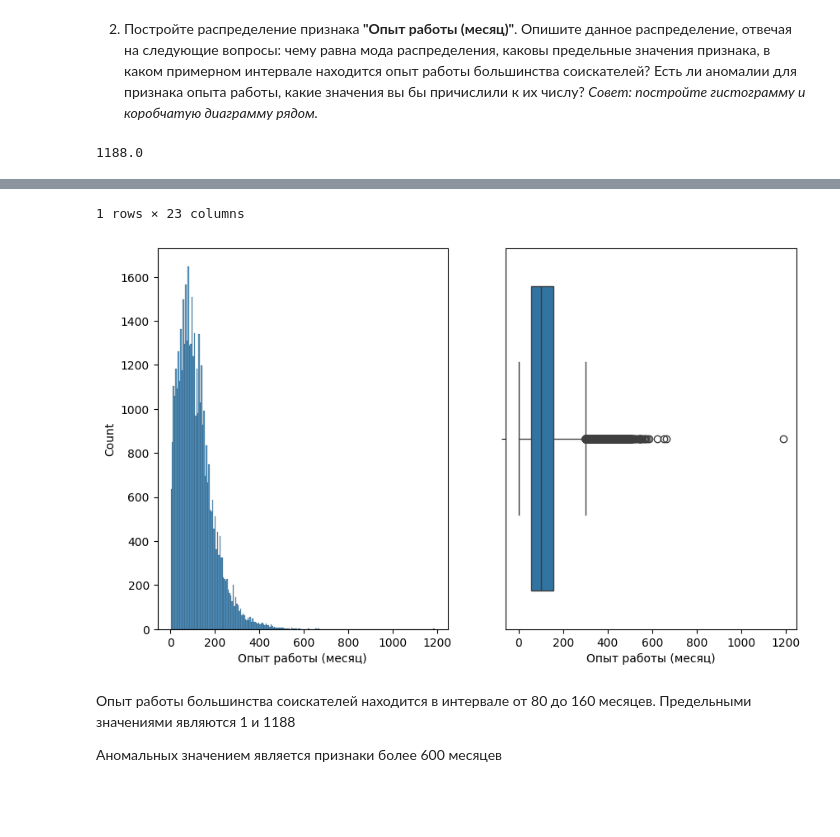
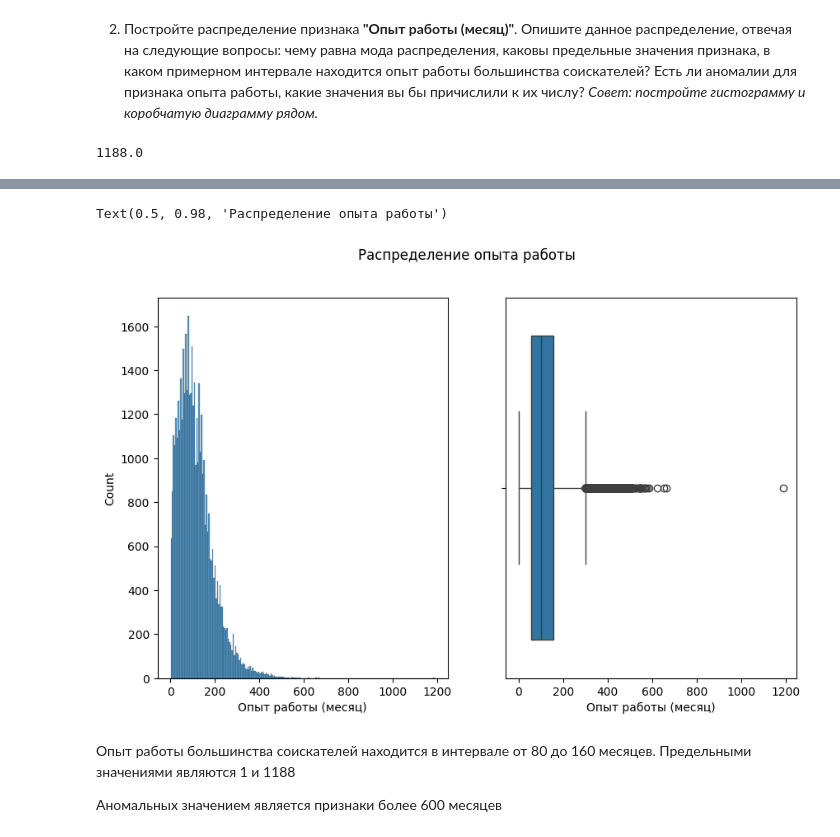
Before and after one commit to Artur285/SF_DS_Project_1, a Jupyter notebook: PROJECT_1. Анализ вакансий на HeadHunter/Project-1._Ноутбук-шаблон.ipynb, the cells around one changed output, grey strips where cells are left out. Cells and saved outputs as stored; diff of their text form; code cells hidden in the pictures; blank space fills up the shorter version.

```diff
--- a/PROJECT_1. Анализ вакансий на HeadHunter/Project-1._Ноутбук-шаблон.ipynb
+++ b/PROJECT_1. Анализ вакансий на HeadHunter/Project-1._Ноутбук-шаблон.ipynb
@@ -441,5 +443,8 @@ sns.histplot(hh_df,
 sns.boxplot(hh_df,
             x = 'Опыт работы (месяц)',
             ax = axes[1])
+
+# Называем график
+fig.suptitle('Распределение опыта работы')
 # %% [output]
 1188.0
@@ -448,5 +451,5 @@ sns.boxplot(hh_df,
-1 rows × 23 columns
+Text(0.5, 0.98, 'Распределение опыта работы')
-[figure, old version]
+[figure, new version]
 # %% [markdown]
 Опыт работы большинства соискателей находится в интервале от 80 до 160 месяцев. Предельными значениями являются 1 и 1188
 
```
Also changed, not shown: parts of 17 cells of this notebook.
